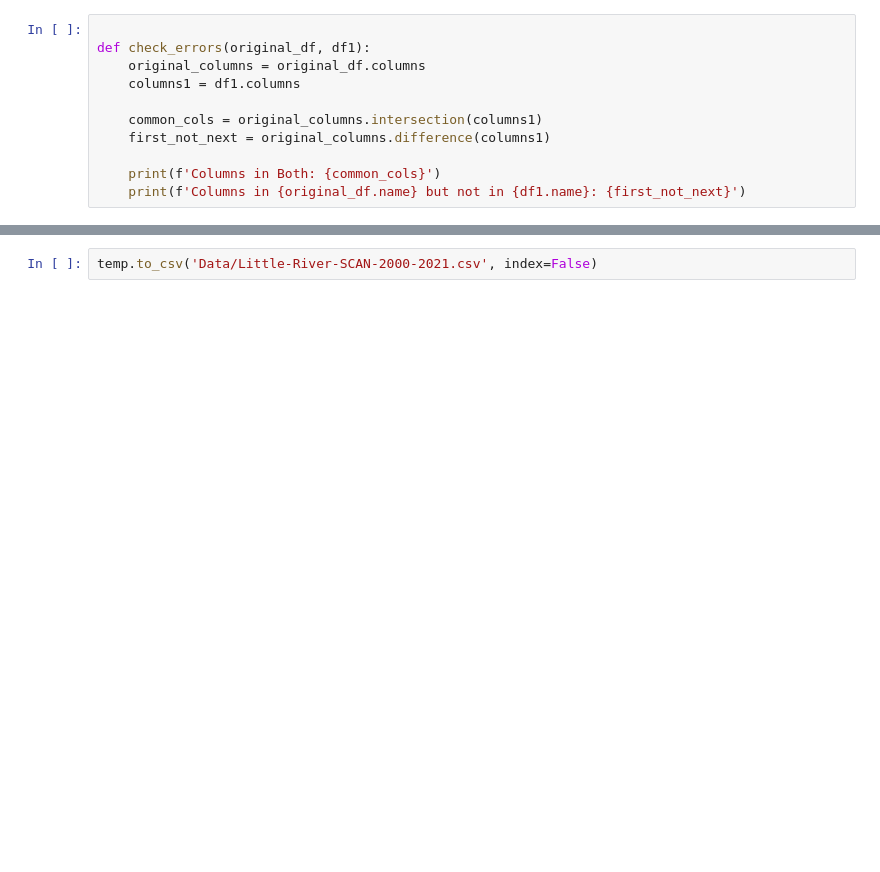
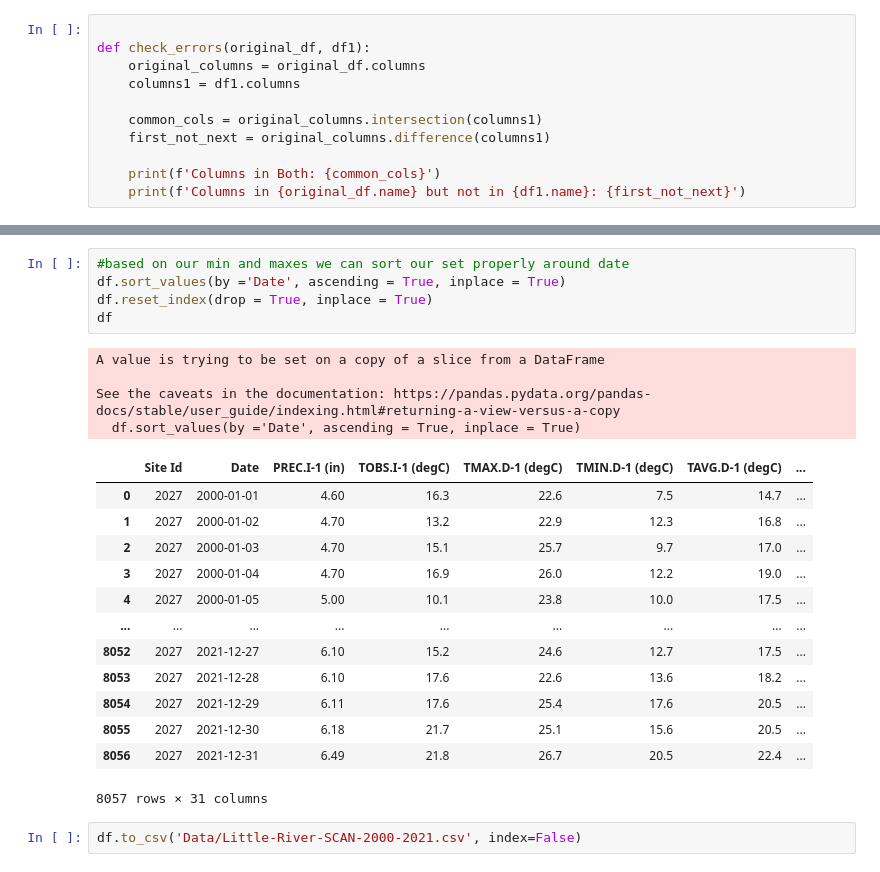
Before and after one commit to bigdog3626/Drought-Detection-Modeling, a Jupyter notebook: Data-Cleanser.ipynb, the cells around one changed output, grey strips where cells are left out. Saved outputs shown, nothing was run; the diff lists cells and outputs as text; blank space fills up the shorter version.

```diff
--- a/Data-Cleanser.ipynb
+++ b/Data-Cleanser.ipynb
@@ -167,2 +191,25 @@ df.describe().transpose()
+# %%
+#based on our min and maxes we can sort our set properly around date
+df.sort_values(by ='Date', ascending = True, inplace = True)
+df.reset_index(drop = True, inplace = True)
+df
+# %% [output]
+A value is trying to be set on a copy of a slice from a DataFrame
+
+See the caveats in the documentation: https://pandas.pydata.org/pandas-docs/stable/user_guide/indexing.html#returning-a-view-versus-a-copy
+  df.sort_values(by ='Date', ascending = True, inplace = True)
+|  | Site Id | Date | PREC.I-1 (in) | TOBS.I-1 (degC) | TMAX.D-1 (degC) | TMIN.D-1 (degC) | TAVG.D-1 (degC) | ... |
+| 0 | 2027 | 2000-01-01 | 4.60 | 16.3 | 22.6 | 7.5 | 14.7 | ... |
+| 1 | 2027 | 2000-01-02 | 4.70 | 13.2 | 22.9 | 12.3 | 16.8 | ... |
+| 2 | 2027 | 2000-01-03 | 4.70 | 15.1 | 25.7 | 9.7 | 17.0 | ... |
+| 3 | 2027 | 2000-01-04 | 4.70 | 16.9 | 26.0 | 12.2 | 19.0 | ... |
+| 4 | 2027 | 2000-01-05 | 5.00 | 10.1 | 23.8 | 10.0 | 17.5 | ... |
+| ... | ... | ... | ... | ... | ... | ... | ... | ... |
+| 8052 | 2027 | 2021-12-27 | 6.10 | 15.2 | 24.6 | 12.7 | 17.5 | ... |
+| 8053 | 2027 | 2021-12-28 | 6.10 | 17.6 | 22.6 | 13.6 | 18.2 | ... |
+| 8054 | 2027 | 2021-12-29 | 6.11 | 17.6 | 25.4 | 17.6 | 20.5 | ... |
+| 8055 | 2027 | 2021-12-30 | 6.18 | 21.7 | 25.1 | 15.6 | 20.5 | ... |
+| 8056 | 2027 | 2021-12-31 | 6.49 | 21.8 | 26.7 | 20.5 | 22.4 | ... |
+8057 rows × 31 columns
 # %%
-temp.to_csv('Data/Little-River-SCAN-2000-2021.csv', index=False)
+df.to_csv('Data/Little-River-SCAN-2000-2021.csv', index=False)
```
Also changed, not shown: parts of 12 cells of this notebook, 4 other files.
